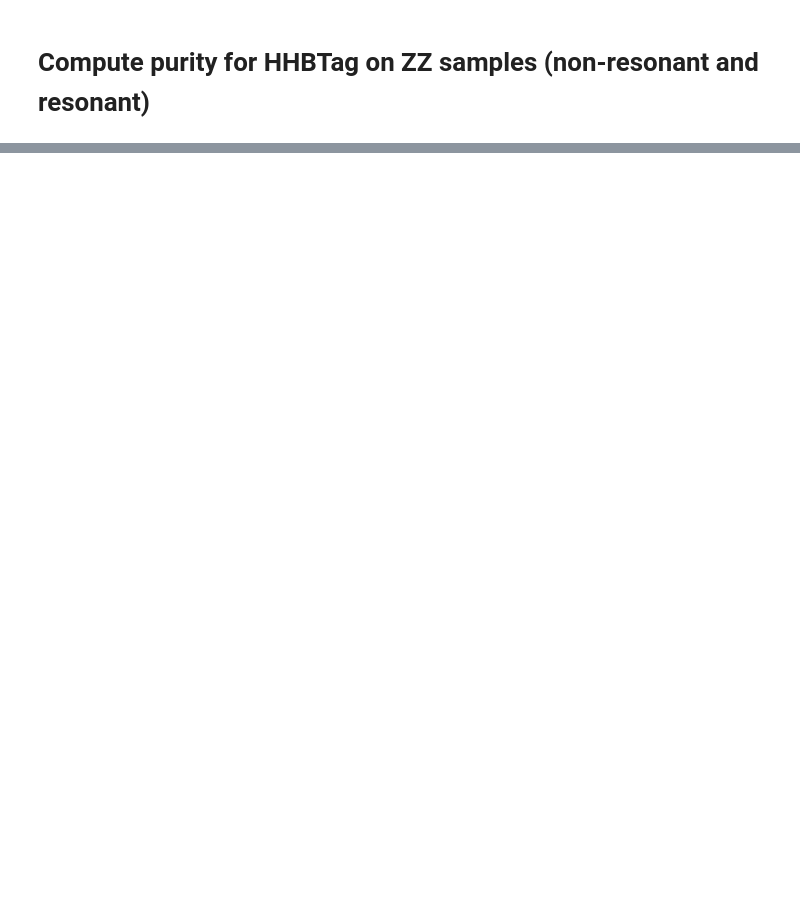
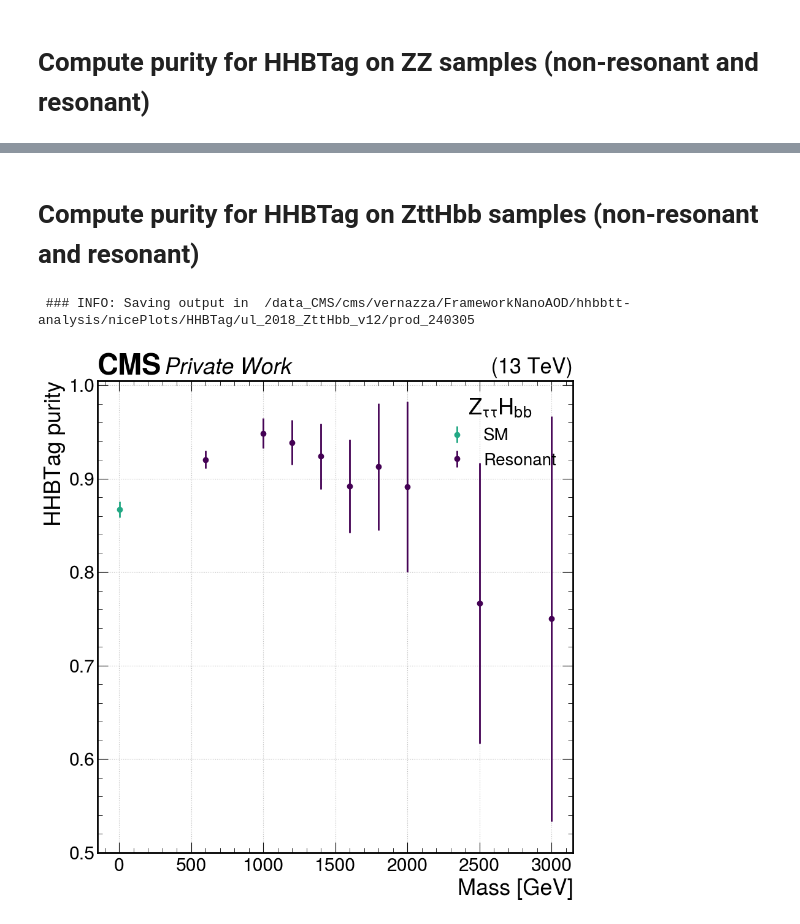
Before and after one commit to tcuisset/hhbbtt-analysis, a Jupyter notebook: nicePlots/HHBTag/HHBTag_Purity.ipynb, the cells around one changed output, grey strips where cells are left out. Saved outputs shown, nothing was run; the diff lists cells and outputs as text; code cells hidden in the pictures; blank space fills up the shorter version.

```diff
--- a/nicePlots/HHBTag/HHBTag_Purity.ipynb
+++ b/nicePlots/HHBTag/HHBTag_Purity.ipynb
@@ -80,0 +250,45 @@ os.system('mkdir -p ' + odir)
+# %% [markdown]
+# Compute purity for HHBTag on ZttHbb samples (non-resonant and resonant)
+# %%
+indir = '/data_CMS/cms/cuisset/cmt/PreprocessRDF/'
+
+mass_points = [600,1000,1200,1400,1600,1800,2000,2500,3000]
+cfg = 'ul_2018_ZttHbb_v12'
+ver = 'prod_240305'
+sm_name = 'zh_ztt_hbb_signal'
+res_name = 'ZprimeToZH_ZToTauTau_HToBB'
+cat = 'cat_base_selection'
+btag_wp = {'tight':0.7264, 'medium':0.2770, 'loose':0.0494}
+process = 'ZttHbb'
+fancy_name = r"$Z_{\tau\tau}H_{bb}$"
+pdgid_bb = 25
+pdgid_tt = 23
+
+##########################################################################################
+
+odir = f'/data_CMS/cms/vernazza/FrameworkNanoAOD/hhbbtt-analysis/nicePlots/HHBTag/{cfg}/{ver}'
+print(" ### INFO: Saving output in ", odir)
+os.system('mkdir -p ' + odir)
+
+v_mass = []
+v_purity = []
+v_purity_err = []
+
+sm_folder = f'{indir}/{cfg}/{sm_name}/{cat}/{ver}'
+v_mass.append(1)
+purity = ComputeHHBTagPurity(sm_folder, pdgid_tt, pdgid_bb, btag_wp)
+v_purity.append(purity[0])
+v_purity_err.append(purity[1])
+
+for mass in tqdm(mass_points):
+    v_mass.append(mass)
+    mass_folder = f'{indir}/{cfg}/{res_name}_M{mass}/{cat}/{ver}'
+    purity = ComputeHHBTagPurity(mass_folder, pdgid_tt, pdgid_bb, btag_wp)
+    v_purity.append(purity[0])
+    v_purity_err.append(purity[1])
+# %% [output]
+ ### INFO: Saving output in  /data_CMS/cms/vernazza/FrameworkNanoAOD/hhbbtt-analysis/nicePlots/HHBTag/ul_2018_ZttHbb_v12/prod_240305
+# %%
+PlotHHBTagPurity(v_mass, v_purity, v_purity_err, odir, process, fancy_name)
+# %% [output]
+[figure, added]
```
Also changed, not shown: parts of 15 cells of this notebook.
